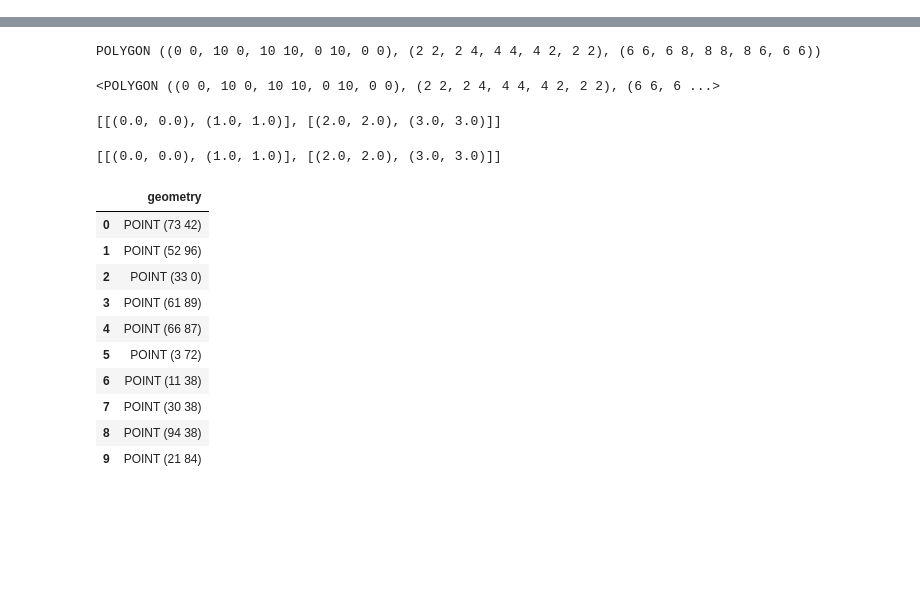
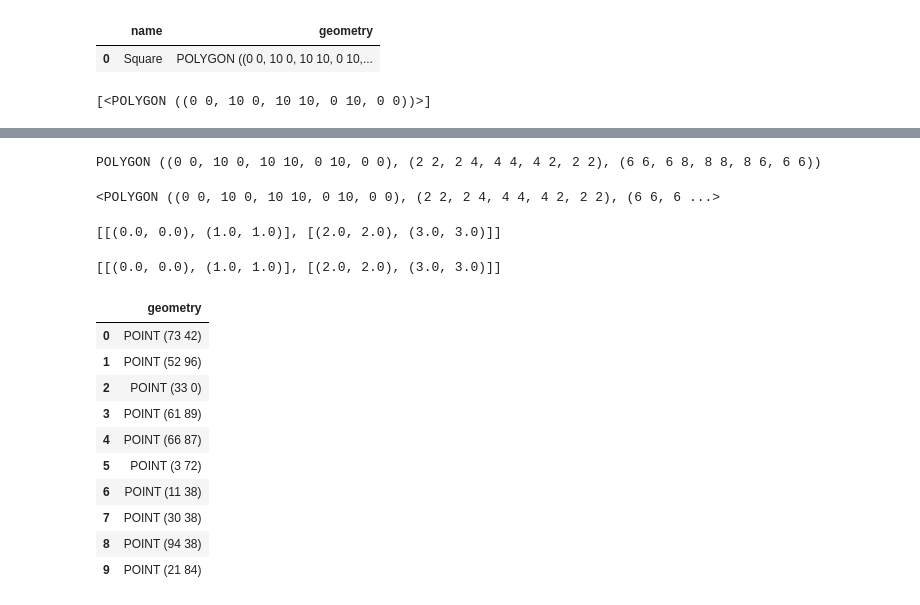
Before and after one commit to austinbreunig/maply, a Jupyter notebook: test.ipynb, the cells around one changed output, grey strips where cells are left out. Drawn from its saved outputs; the diff is of its cells as text; code cells hidden in the pictures; blank space fills up the shorter version.

```diff
--- a/test.ipynb
+++ b/test.ipynb
@@ -181,0 +183,11 @@ class MultiPoint(Shape):
+# %%
+pol1ygon = Polygon(origin=(0, 0), size=(10, 10), data={"name": "Square"})
+p1_gdf = pol1ygon.to_gdf()
+p1_gdf
+# %% [output]
+|  | name | geometry |
+| 0 | Square | POLYGON ((0 0, 10 0, 10 10, 0 10,... |
+# %%
+p1_gdf.geometry.to_list()
+# %% [output]
+[<POLYGON ((0 0, 10 0, 10 10, 0 10, 0 0))>]
```
Also changed, not shown: parts of 6 cells of this notebook.
